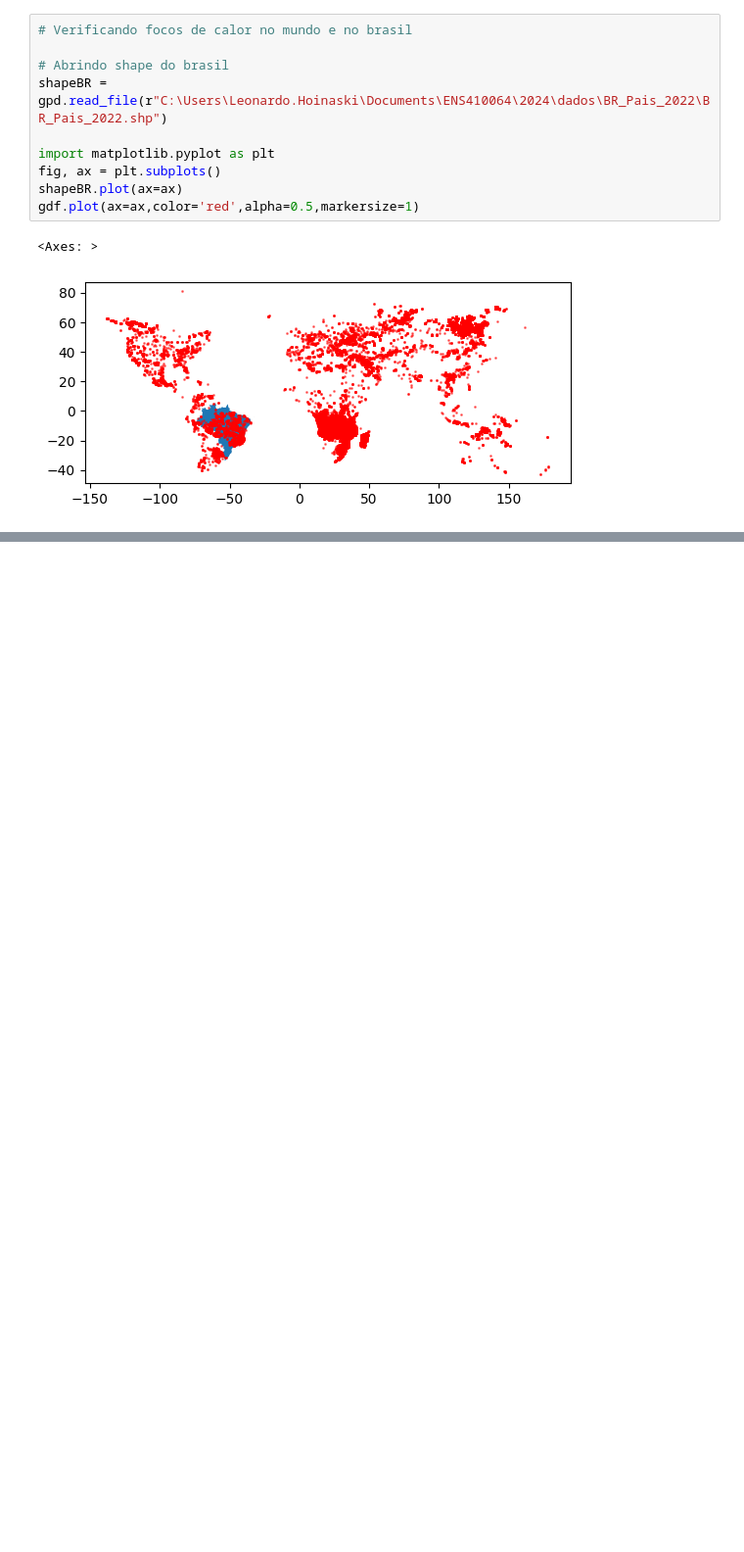
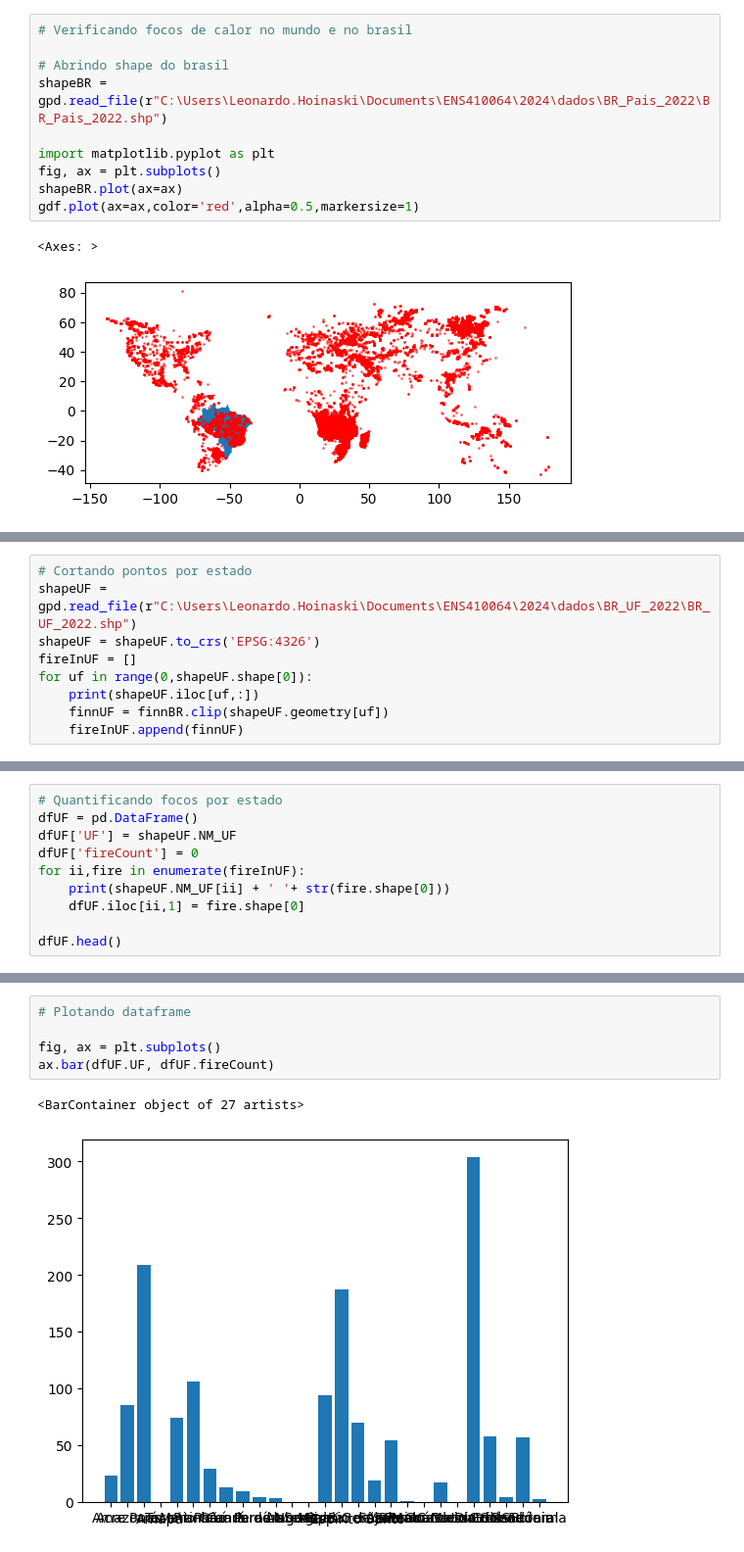
Before and after one commit to leohoinaski/ENS410064, a Jupyter notebook: 2024/notebooks/Aula05.ipynb, the cells around one changed output, grey strips where cells are left out. Shown at 98% size. Saved outputs shown, nothing was run; the diff lists cells and outputs as text; blank space fills up the shorter version.

```diff
--- a/2024/notebooks/Aula05.ipynb
+++ b/2024/notebooks/Aula05.ipynb
@@ -163,0 +179,9 @@ gdf.plot(ax=ax,color='red',alpha=0.5,markersize=1)
+# %%
+# Cortando pontos por estado
+shapeUF = gpd.read_file(r"C:\Users\Leonardo.Hoinaski\Documents\ENS410064\2024\dados\BR_UF_2022\BR_UF_2022.shp")
+shapeUF = shapeUF.to_crs('EPSG:4326')
+fireInUF = []
+for uf in range(0,shapeUF.shape[0]):
+    print(shapeUF.iloc[uf,:])
+    finnUF = finnBR.clip(shapeUF.geometry[uf])
+    fireInUF.append(finnUF)
@@ -163,0 +215,10 @@ gdf.plot(ax=ax,color='red',alpha=0.5,markersize=1)
+# %%
+# Quantificando focos por estado
+dfUF = pd.DataFrame()
+dfUF['UF'] = shapeUF.NM_UF
+dfUF['fireCount'] = 0
+for ii,fire in enumerate(fireInUF):
+    print(shapeUF.NM_UF[ii] + ' '+ str(fire.shape[0]))
+    dfUF.iloc[ii,1] = fire.shape[0]
+
+dfUF.head()
@@ -163,0 +249,8 @@ gdf.plot(ax=ax,color='red',alpha=0.5,markersize=1)
+# %%
+# Plotando dataframe
+
+fig, ax = plt.subplots()
+ax.bar(dfUF.UF, dfUF.fireCount)
+# %% [output]
+<BarContainer object of 27 artists>
+[figure, added]
```
Also changed, not shown: parts of 5 cells of this notebook.
